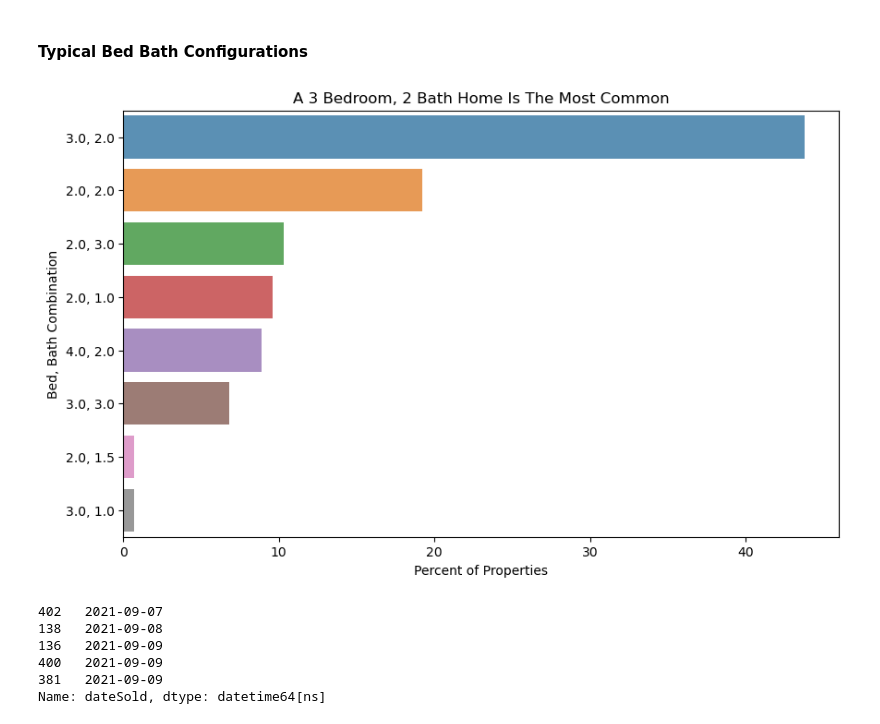
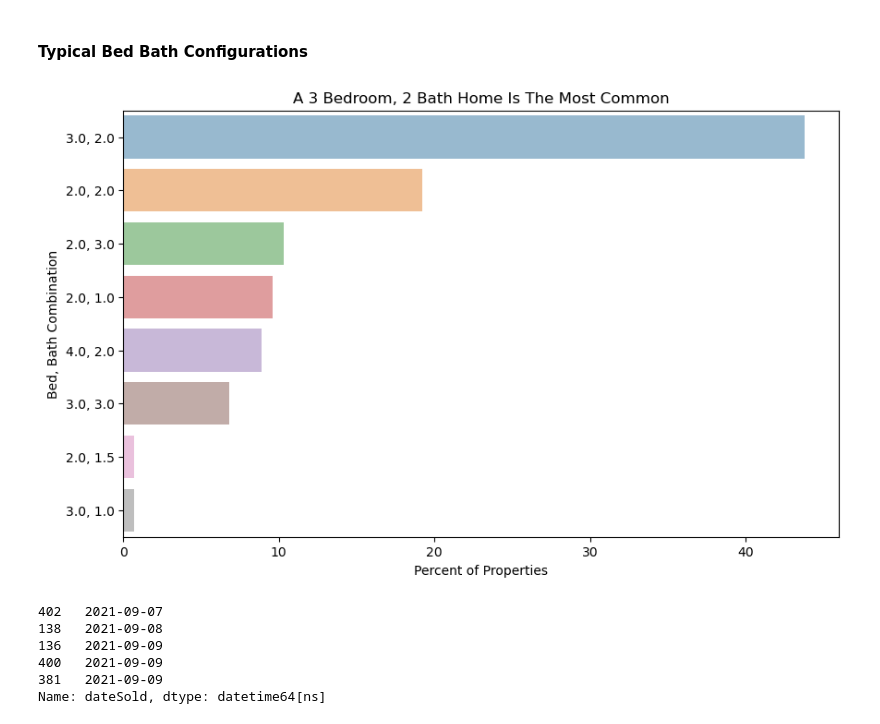
Before and after one commit to StarkArk/Local_Real_Estate_Analysis, a Jupyter notebook: real_estate_eda.ipynb, the cells around one changed output. Saved outputs shown, nothing was run; the diff lists cells and outputs as text; code cells hidden in the pictures.

```diff
--- a/real_estate_eda.ipynb
+++ b/real_estate_eda.ipynb
@@ -444,35 +447,35 @@ with warnings.catch_warnings():
 # %%
 # Find ratio of Props for each Bed/Bath Config
 df_re_config = recent_snum.groupby(['bed', 'bath']).size()/len(recent_snum)
 
 df_re_config = df_re_config.reset_index()
 
 # create an empty list to hold the bed/bath configurations
 bed_bath_config = []
 
 for index, row in df_re_config.iterrows():
     bed_bath_config.append(f'{row["bed"]}, {row["bath"]}')
 
 # add a column
 df_re_config['bed_bath_config'] = bed_bath_config
 # rename the columns
 df_re_config.columns = ['bed', 'bath', 'count_perc', 'bed_bath_config']
 # sort the count by percentage
 df_re_config = df_re_config.sort_values(by=['count_perc'], ascending=False)
 # express as a percentage
 df_re_config['count_perc'] = round(df_re_config['count_perc']*100, 1)
 
 # Bar plot sorted by percentage
 plt.figure(figsize=(10,6))
 
-sns.barplot(data=df_re_config, y='bed_bath_config', x='count_perc', alpha=.8)
+sns.barplot(data=df_re_config, y='bed_bath_config', x='count_perc', alpha=.5)
 plt.title('A 3 Bedroom, 2 Bath Home Is The Most Common')
 plt.ylabel('Bed, Bath Combination')
 plt.xlabel('Percent of Properties')
 
 plt.savefig('Images/mostcommonconfig_3_2.svg', format='svg')
 # %% [output]
-[figure, old version]
+[figure, new version]
 # %%
 re_df['dateSold'].sort_values().head()
 # %% [output]
```
Also changed, not shown: parts of 8 cells of this notebook, 8 other files.
